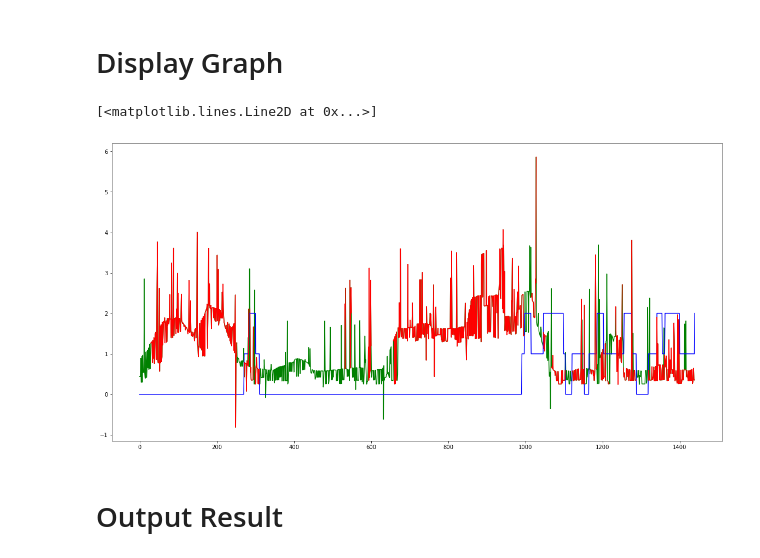
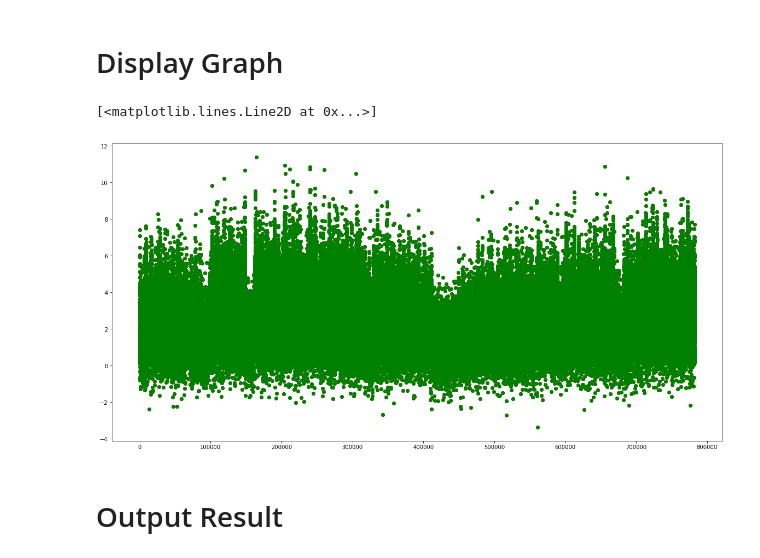
Before and after one commit to Janetx/PowerGrid, a Jupyter notebook: PointAnomaly.ipynb, the cells around one changed output. Drawn from its saved outputs; the diff is of its cells as text; code cells hidden in the pictures.

```diff
--- a/PointAnomaly.ipynb
+++ b/PointAnomaly.ipynb
@@ -39,3 +39,6 @@ dates_columns = 'DateTime'
 features_columns = ['Global_active_power']
 
 analyze.time_series(dates_columns, features_columns)
+# %%
+fullAnoma = analyze.outputfile()
+# np.arfullAnoma.astype(int)
@@ -103,17 +124,17 @@ test_features_anomaly[NotAnomolyBinary] = None
 # %%
 plt.figure(figsize=(20,10))
 
 # green is the original test data
-plt.plot(test_features, color='g')
+plt.plot(analyze._test_features, 'go')
 
 # blue is the train data
-plt.plot(train_state_seq, color='b')
+# plt.plot(train_state_seq, color='b')
 
 # red is the test data anomaly
-plt.plot(test_features_anomaly, color='r')
+plt.plot(fullAnoma, 'ro')
 # %% [output]
 [<matplotlib.lines.Line2D at 0x...>]
-[figure, old version]
+[figure, new version]
 # %% [markdown]
 # Output Result
 # %%
```
Also changed, not shown: parts of 6 cells of this notebook, 1 other file.
